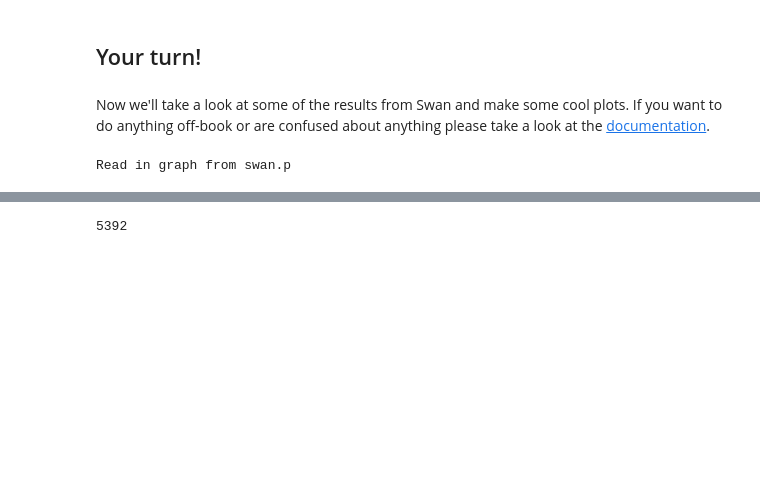
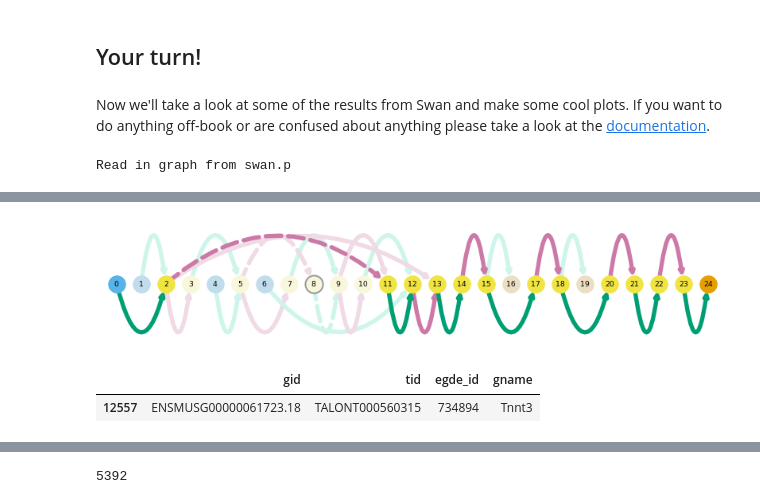
Before and after one commit to fairliereese/210830_ucd_workshop, a Jupyter notebook: swan.ipynb, the cells around one changed output, grey strips where cells are left out. Drawn from its saved outputs; the diff is of its cells as text; code cells hidden in the pictures; blank space fills up the shorter version.

```diff
--- a/swan.ipynb
+++ b/swan.ipynb
@@ -63,0 +104,9 @@ Read in graph from swan.p
+# %%
+sg.plot_transcript_path('TALONT000495077', indicate_novel=True)
+# %% [output]
+[figure, added]
+# %%
+es.loc[es.gname == 'Tnnt3']
+# %% [output]
+|  | gid | tid | egde_id | gname |
+| 12557 | ENSMUSG00000061723.18 | TALONT000560315 | 734894 | Tnnt3 |
```
Also changed, not shown: parts of 47 cells of this notebook.
